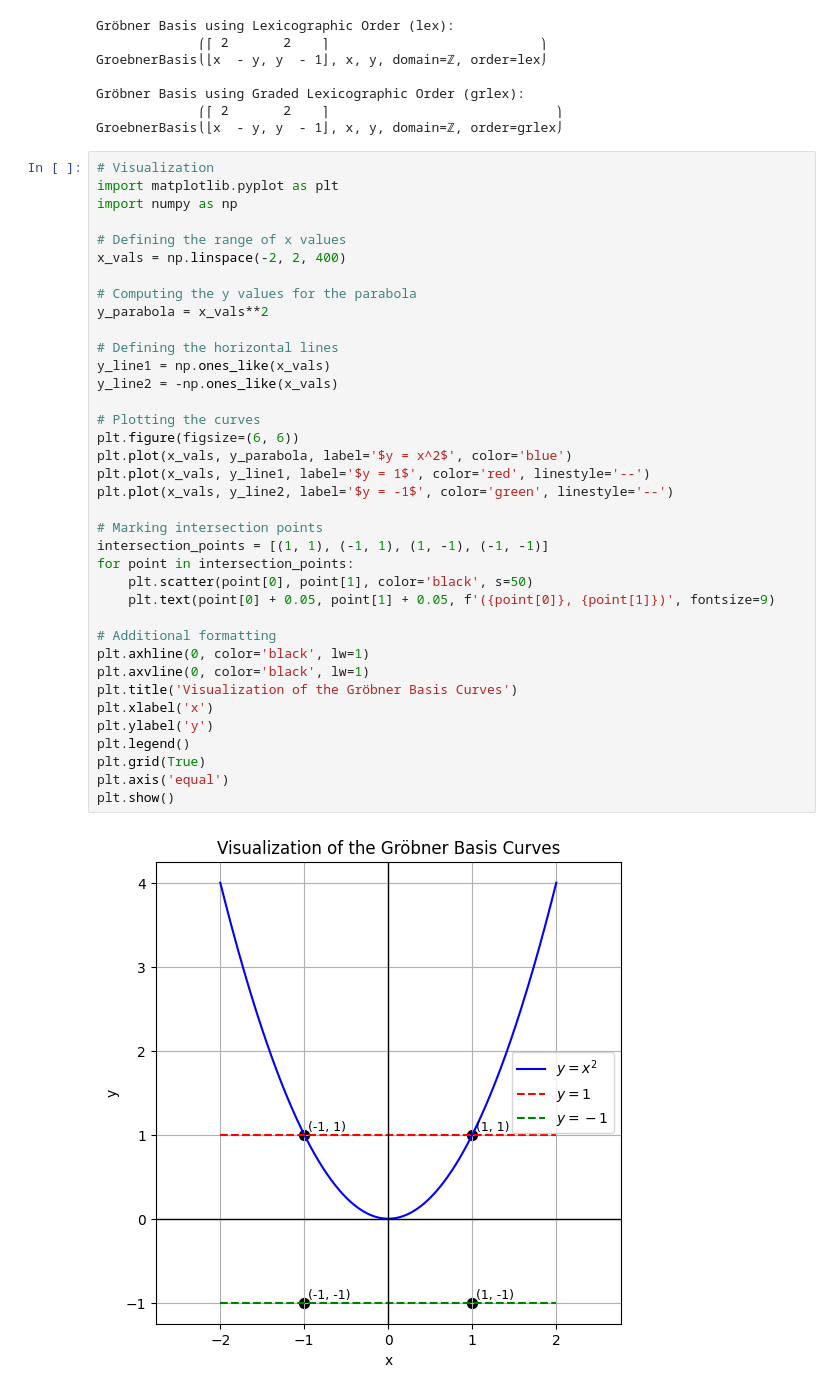
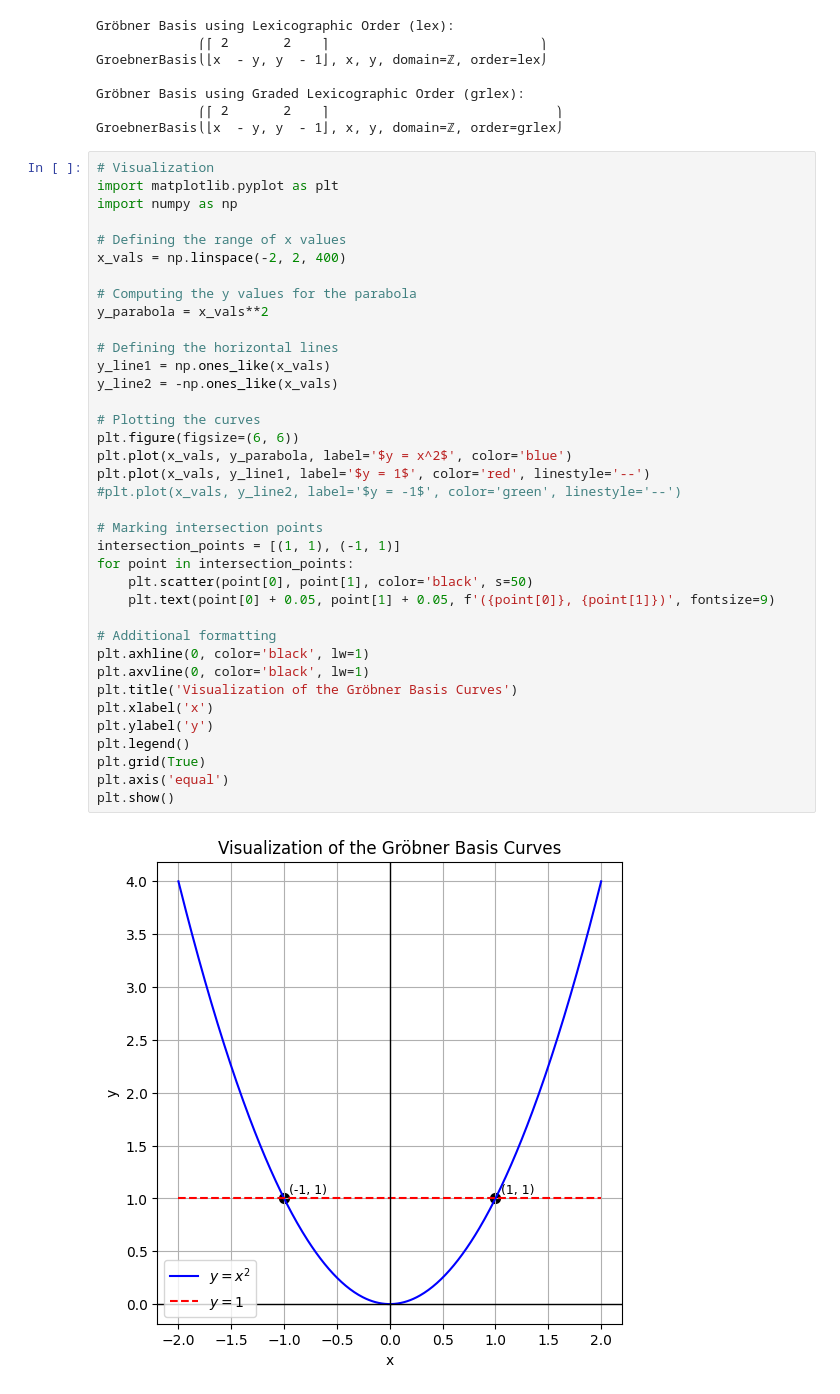
Before and after one commit to minuuva/Kinematics-Modeling-Optimization, a Jupyter notebook: grobner_basis.ipynb, the cells around one changed output. Saved outputs shown, nothing was run; the diff lists cells and outputs as text.

Commit message:
intersection correction

```diff
--- a/grobner_basis.ipynb
+++ b/grobner_basis.ipynb
@@ -38,36 +38,36 @@ import numpy as np
 x_vals = np.linspace(-2, 2, 400)
 
 # Computing the y values for the parabola
 y_parabola = x_vals**2
 
 # Defining the horizontal lines
 y_line1 = np.ones_like(x_vals)
 y_line2 = -np.ones_like(x_vals)
 
 # Plotting the curves
 plt.figure(figsize=(6, 6))
 plt.plot(x_vals, y_parabola, label='$y = x^2$', color='blue')
 plt.plot(x_vals, y_line1, label='$y = 1$', color='red', linestyle='--')
-plt.plot(x_vals, y_line2, label='$y = -1$', color='green', linestyle='--')
+#plt.plot(x_vals, y_line2, label='$y = -1$', color='green', linestyle='--')
 
 # Marking intersection points
-intersection_points = [(1, 1), (-1, 1), (1, -1), (-1, -1)]
+intersection_points = [(1, 1), (-1, 1)]
 for point in intersection_points:
     plt.scatter(point[0], point[1], color='black', s=50)
     plt.text(point[0] + 0.05, point[1] + 0.05, f'({point[0]}, {point[1]})', fontsize=9)
 
 # Additional formatting
 plt.axhline(0, color='black', lw=1)
 plt.axvline(0, color='black', lw=1)
 plt.title('Visualization of the Gröbner Basis Curves')
 plt.xlabel('x')
 plt.ylabel('y')
 plt.legend()
 plt.grid(True)
 plt.axis('equal')
 plt.show()
 # %% [output]
-[figure, old version]
+[figure, new version]
 # %% [markdown]
 ### Interpretation of Results
 
```
Also changed, not shown: parts of 2 cells of this notebook.
